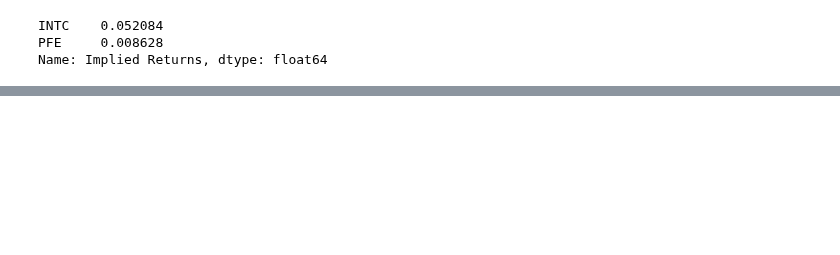
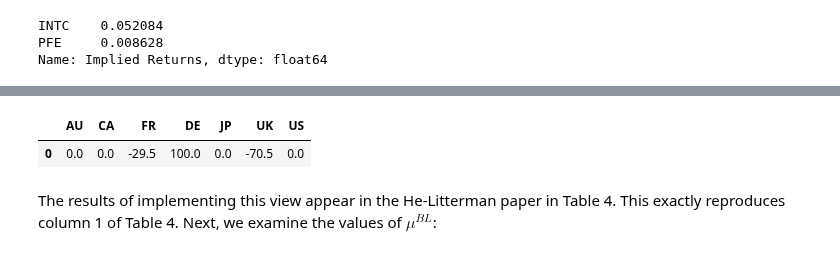
Before and after one commit to z4ir3/finance-courses, a Jupyter notebook: course_2_advanced_portfolio_construction_and_analysis_with_python/week-3.ipynb, the cells around one changed output, grey strips where cells are left out. Cells and saved outputs as stored; diff of their text form; code cells hidden in the pictures; blank space fills up the shorter version.

```diff
--- a/course_2_advanced_portfolio_construction_and_analysis_with_python/week-3.ipynb
+++ b/course_2_advanced_portfolio_construction_and_analysis_with_python/week-3.ipynb
@@ -610,0 +738,25 @@ Having established that the code accurately implements the Black Litterman proce
+# %%
+# Germany will outperform other European Equities (i.e. FR and UK) by 5%. Relative views
+Q = pd.Series([0.05])
+
+# start with a single view, all zeros and overwrite the specific view
+P = pd.DataFrame([0.]*len(countries), index=countries).T
+
+# find the relative market caps of FR and UK to split the relative outperformance of DE, i.e.,
+# capweigth of France with respect to "Rest of Europe", i.e. France and UK
+w_fr =  w_eq.loc["FR"] / (w_eq.loc["FR"] + w_eq.loc["UK"])
+# capweigth of UK with respect to "Rest of Europe", i.e. France and UK
+w_uk =  w_eq.loc["UK"] / (w_eq.loc["FR"] + w_eq.loc["UK"])
+
+# assign weigths
+P.iloc[0]['DE'] = 1.
+P.iloc[0]['FR'] = -w_fr
+P.iloc[0]['UK'] = -w_uk
+
+(P*100).round(1)
+# %% [output]
+|  | AU | CA | FR | DE | JP | UK | US |
+| 0 | 0.0 | 0.0 | -29.5 | 100.0 | 0.0 | -70.5 | 0.0 |
+# %% [markdown]
+The results of implementing this view appear in the He-Litterman paper in Table 4.
+This exactly reproduces column 1 of Table 4. Next, we examine the values of $\mu^{BL}$:
```
Also changed, not shown: parts of 65 cells of this notebook.
